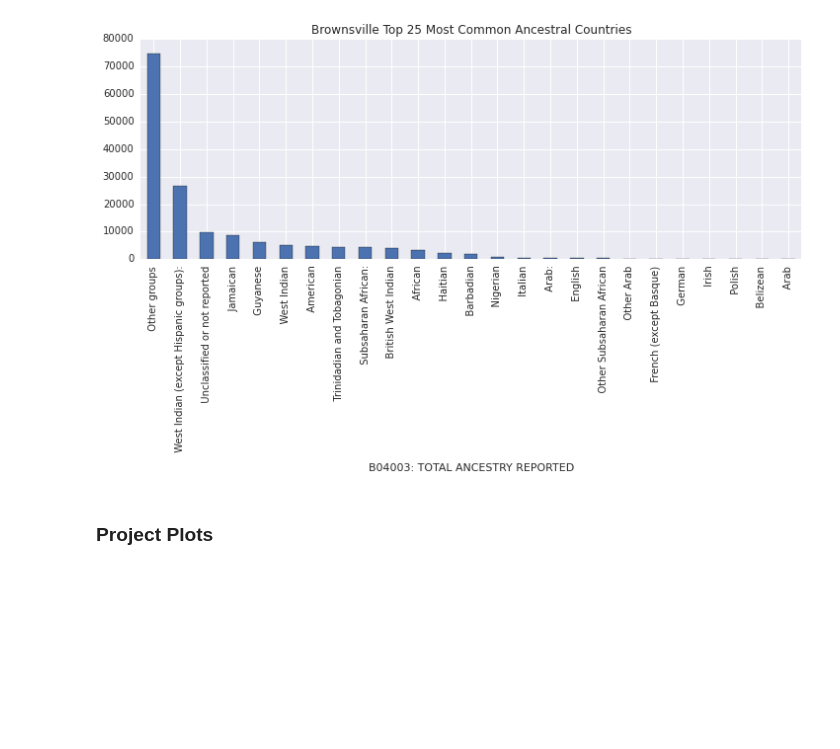
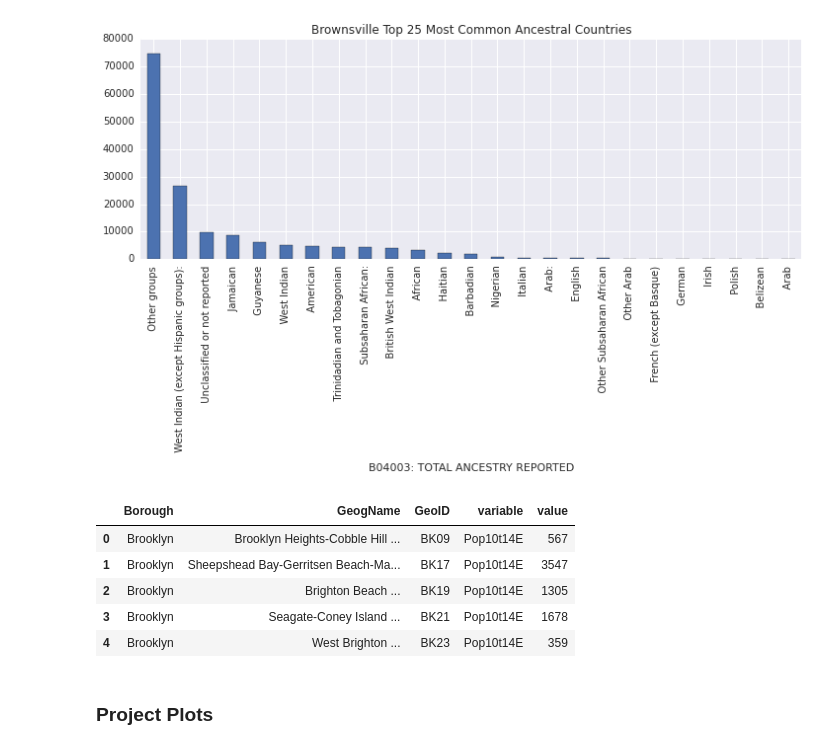
Before and after one commit to pdarche/stat4701, a Jupyter notebook: edav-project3/code/EDAV Project 3.ipynb, the cells around one changed output. Cells and saved outputs as stored; diff of their text form; code cells hidden in the pictures; blank space fills up the shorter version.

```diff
--- a/edav-project3/code/EDAV Project 3.ipynb
+++ b/edav-project3/code/EDAV Project 3.ipynb
@@ -64,3 +67,12 @@ catted.columns = ['country', 'estimate', 'margin_of_error']
+# %%
+age.head()
+# %% [output]
+|  | Borough | GeogName | GeoID | variable | value |
+| 0 | Brooklyn | Brooklyn Heights-Cobble Hill ... | BK09 | Pop10t14E | 567 |
+| 1 | Brooklyn | Sheepshead Bay-Gerritsen Beach-Ma... | BK17 | Pop10t14E | 3547 |
+| 2 | Brooklyn | Brighton Beach ... | BK19 | Pop10t14E | 1305 |
+| 3 | Brooklyn | Seagate-Coney Island ... | BK21 | Pop10t14E | 1678 |
+| 4 | Brooklyn | West Brighton ... | BK23 | Pop10t14E | 359 |
 # %% [markdown]
 ### Project Plots
 # %%
```
Also changed, not shown: parts of 8 cells of this notebook, 2 other files.
